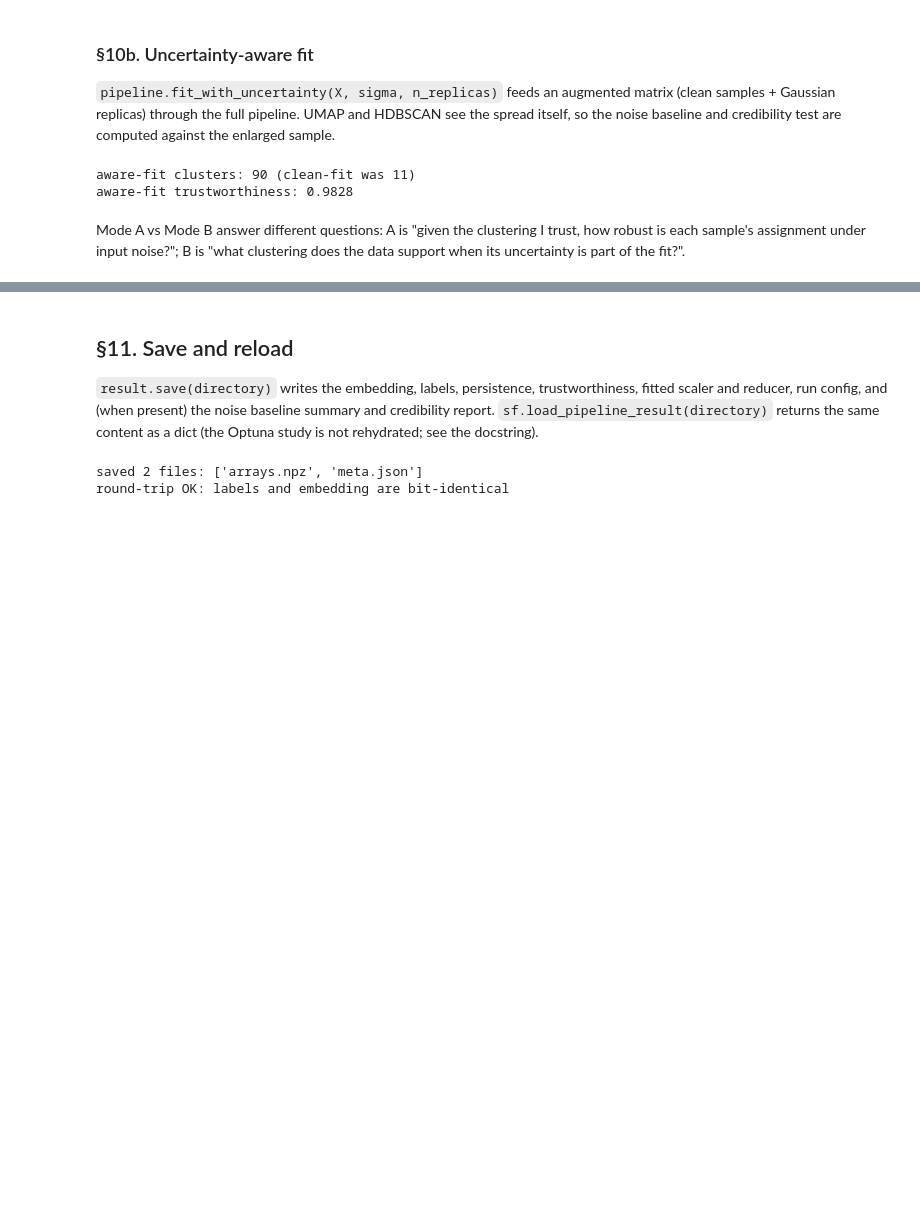
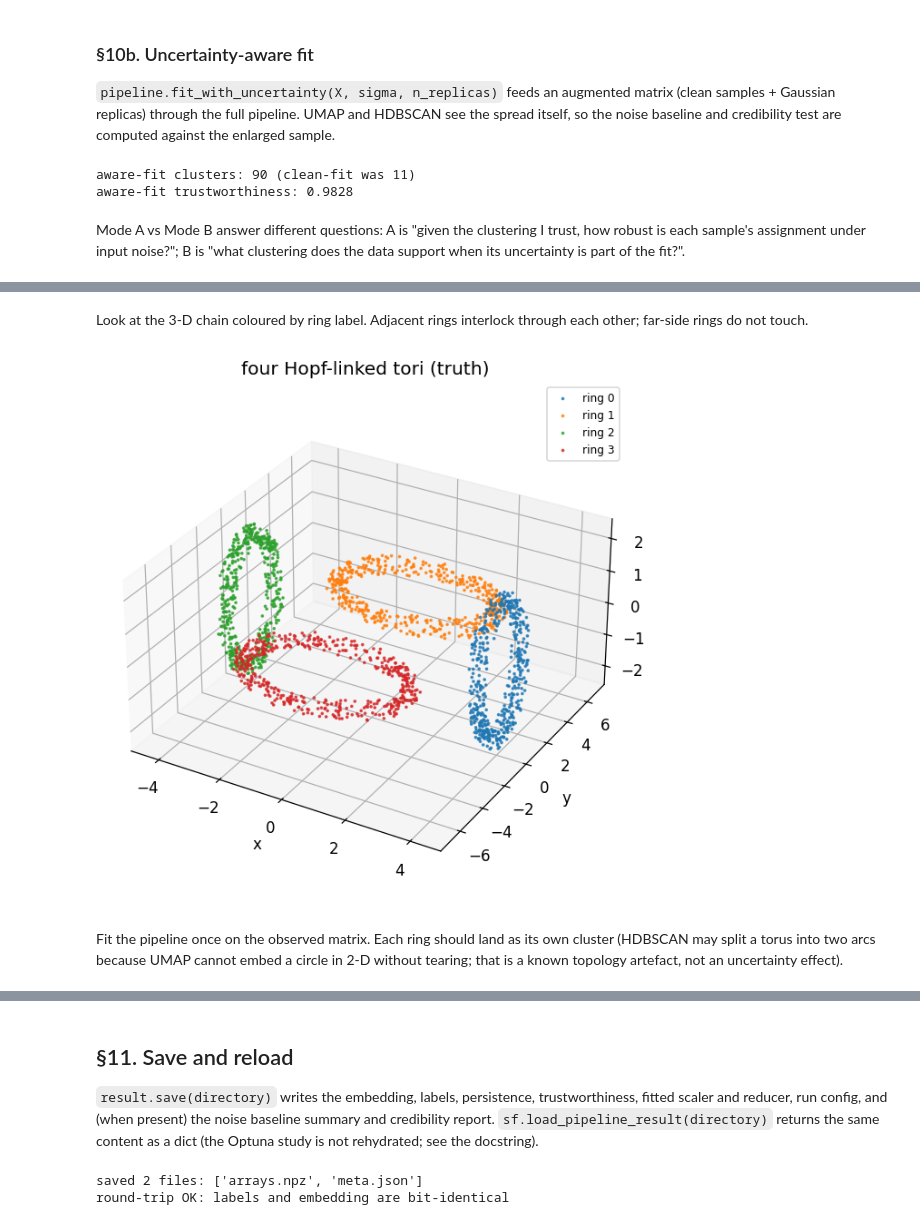
Before and after one commit to AndreasWNeitzel/Starfold, a Jupyter notebook: docs/tutorial_00_walkthrough.ipynb, the cells around one changed output, grey strips where cells are left out. Saved outputs shown, nothing was run; the diff lists cells and outputs as text; code cells hidden in the pictures; blank space fills up the shorter version.

Commit message:
phase9: rewrite tutorial 00 §10 around torus-chain uncertainty stress test

```diff
--- a/docs/tutorial_00_walkthrough.ipynb
+++ b/docs/tutorial_00_walkthrough.ipynb
@@ -39,16 +39,18 @@ import starfold as sf
 FIGURE_DIR = Path("figures") / "tutorial_00_walkthrough"
 FIGURE_DIR.mkdir(parents=True, exist_ok=True)
 
-plt.rcParams.update({
-    "figure.dpi": 110,
-    "savefig.dpi": 150,
-    "savefig.bbox": "tight",
-    "font.size": 11,
-    "axes.grid": True,
-    "grid.alpha": 0.25,
-    "axes.spines.top": False,
-    "axes.spines.right": False,
-})
+plt.rcParams.update(
+    {
+        "figure.dpi": 110,
+        "savefig.dpi": 150,
+        "savefig.bbox": "tight",
+        "font.size": 11,
+        "axes.grid": True,
+        "grid.alpha": 0.25,
+        "axes.spines.top": False,
+        "axes.spines.right": False,
+    }
+)
 
 print(f"starfold {sf.__version__}")
 print(f"public API: {len(sf.__all__)} symbols")
@@ -1003,0 +1099,33 @@ its uncertainty is part of the fit?".
+# %% [markdown]
+Look at the 3-D chain coloured by ring label. Adjacent rings
+interlock through each other; far-side rings do not touch.
+# %%
+fig = plt.figure(figsize=(7.0, 5.5), constrained_layout=True)
+ax3d = fig.add_subplot(111, projection="3d")
+cmap_chain = plt.get_cmap("tab10")
+for k in range(int(y_torus.max()) + 1):
+    m = y_torus == k
+    ax3d.scatter(
+        X_torus[m, 0],
+        X_torus[m, 1],
+        X_torus[m, 2],
+        s=2.0,
+        color=cmap_chain(k),
+        alpha=0.75,
+        label=f"ring {k}",
+    )
+ax3d.set_xlabel("x")
+ax3d.set_ylabel("y")
+ax3d.set_zlabel("z")
+ax3d.set_title("four Hopf-linked tori (truth)")
+ax3d.set_box_aspect((1, 1, 0.55))
+ax3d.legend(fontsize=8, loc="upper right")
+fig.savefig(FIGURE_DIR / "13_torus_chain_truth.png")
+plt.show()
+# %% [output]
+[figure, added]
+# %% [markdown]
+Fit the pipeline once on the observed matrix. Each ring should land
+as its own cluster (HDBSCAN may split a torus into two arcs because
+UMAP cannot embed a circle in 2-D without tearing; that is a known
+topology artefact, not an uncertainty effect).
```
Also changed, not shown: parts of 28 cells of this notebook, 17 other files.
